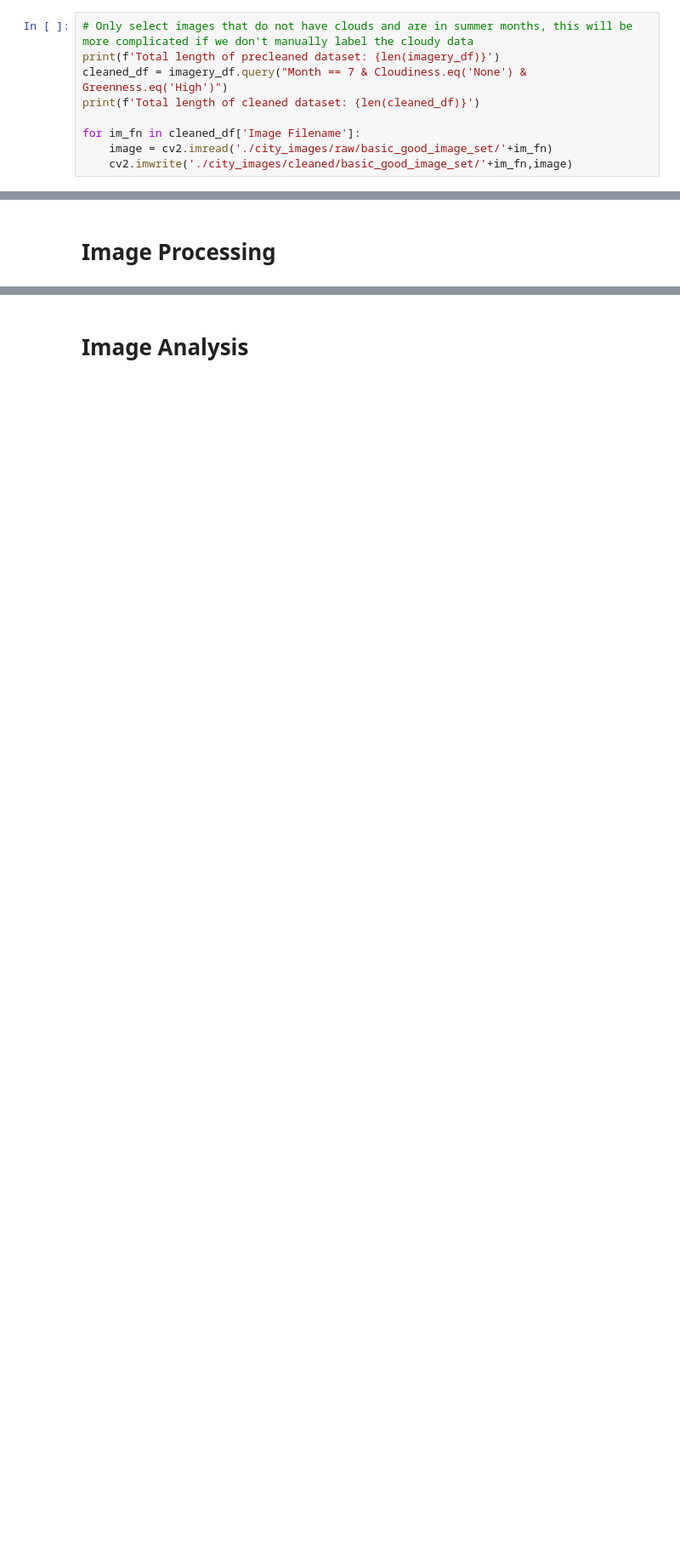
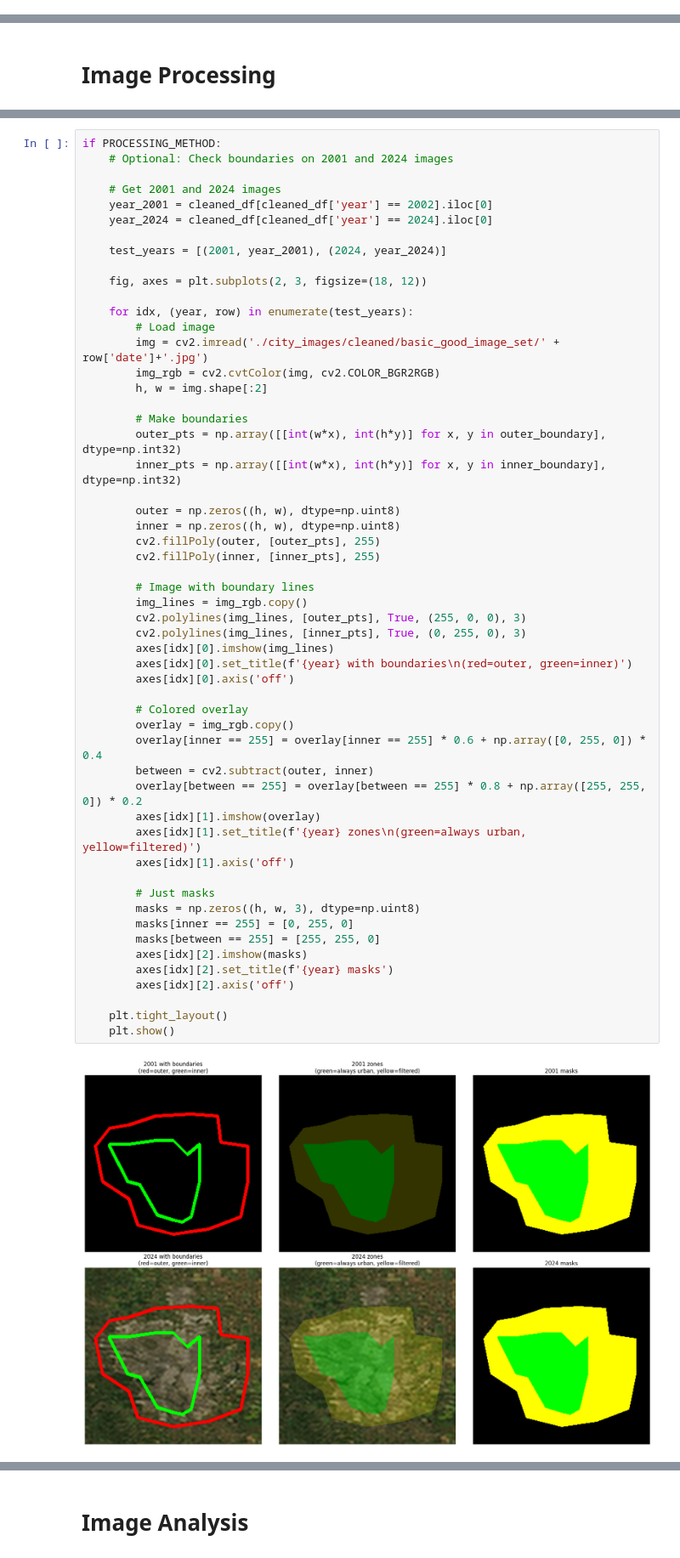
Before and after one commit to ctcastle/ENSF_612_City_Geospectors, a Jupyter notebook: City_Geospectors.ipynb, the cells around one changed output, grey strips where cells are left out. Shown: that part at 85% size. Saved outputs shown, nothing was run; the diff lists cells and outputs as text; blank space fills up the shorter version.

```diff
--- a/City_Geospectors.ipynb
+++ b/City_Geospectors.ipynb
@@ -72,11 +207,2 @@ Image already in image folder
 # %% [markdown]
 # Image Cleaning
-# %%
-# Only select images that do not have clouds and are in summer months, this will be more complicated if we don't manually label the cloudy data
-print(f'Total length of precleaned dataset: {len(imagery_df)}')
-cleaned_df = imagery_df.query("Month == 7 & Cloudiness.eq('None') & Greenness.eq('High')")
-print(f'Total length of cleaned dataset: {len(cleaned_df)}')
-
-for im_fn in cleaned_df['Image Filename']:
-    image = cv2.imread('./city_images/raw/basic_good_image_set/'+im_fn)
-    cv2.imwrite('./city_images/cleaned/basic_good_image_set/'+im_fn,image)
@@ -88 +326,57 @@ Total length of cleaned dataset: 14
+# %%
+if PROCESSING_METHOD:
+    # Optional: Check boundaries on 2001 and 2024 images
+
+    # Get 2001 and 2024 images
+    year_2001 = cleaned_df[cleaned_df['year'] == 2002].iloc[0]
+    year_2024 = cleaned_df[cleaned_df['year'] == 2024].iloc[0]
+
+    test_years = [(2001, year_2001), (2024, year_2024)]
+
+    fig, axes = plt.subplots(2, 3, figsize=(18, 12))
+
+    for idx, (year, row) in enumerate(test_years):
+        # Load image
+        img = cv2.imread('./city_images/cleaned/basic_good_image_set/' + row['date']+'.jpg')
+        img_rgb = cv2.cvtColor(img, cv2.COLOR_BGR2RGB)
+        h, w = img.shape[:2]
+
+        # Make boundaries
+        outer_pts = np.array([[int(w*x), int(h*y)] for x, y in outer_boundary], dtype=np.int32)
+        inner_pts = np.array([[int(w*x), int(h*y)] for x, y in inner_boundary], dtype=np.int32)
+
+        outer = np.zeros((h, w), dtype=np.uint8)
+        inner = np.zeros((h, w), dtype=np.uint8)
+        cv2.fillPoly(outer, [outer_pts], 255)
+        cv2.fillPoly(inner, [inner_pts], 255)
+
+        # Image with boundary lines
+        img_lines = img_rgb.copy()
+        cv2.polylines(img_lines, [outer_pts], True, (255, 0, 0), 3)
+        cv2.polylines(img_lines, [inner_pts], True, (0, 255, 0), 3)
+        axes[idx][0].imshow(img_lines)
+        axes[idx][0].set_title(f'{year} with boundaries\n(red=outer, green=inner)')
+        axes[idx][0].axis('off')
+
+        # Colored overlay
+        overlay = img_rgb.copy()
+        overlay[inner == 255] = overlay[inner == 255] * 0.6 + np.array([0, 255, 0]) * 0.4
+        between = cv2.subtract(outer, inner)
+        overlay[between == 255] = overlay[between == 255] * 0.8 + np.array([255, 255, 0]) * 0.2
+        axes[idx][1].imshow(overlay)
+        axes[idx][1].set_title(f'{year} zones\n(green=always urban, yellow=filtered)')
+        axes[idx][1].axis('off')
+
+        # Just masks
+        masks = np.zeros((h, w, 3), dtype=np.uint8)
+        masks[inner == 255] = [0, 255, 0]
+        masks[between == 255] = [255, 255, 0]
+        axes[idx][2].imshow(masks)
+        axes[idx][2].set_title(f'{year} masks')
+        axes[idx][2].axis('off')
+
+    plt.tight_layout()
+    plt.show()
+# %% [output]
+[figure, added]
 # %%
```
Also changed, not shown: parts of 18 cells of this notebook, 30 other files.
